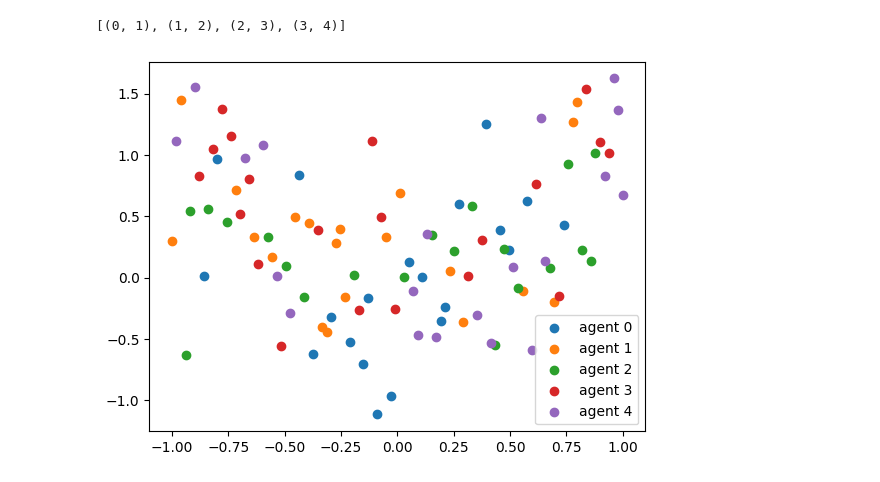
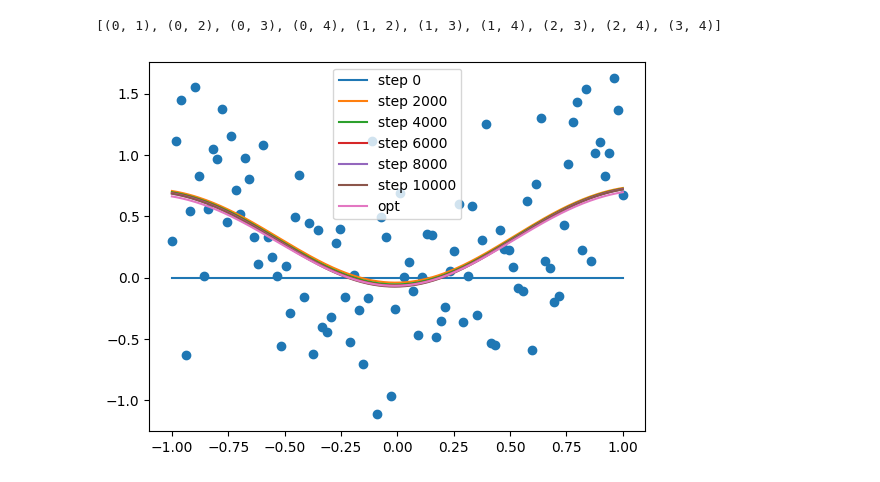
Before and after one commit to yy214/cooperative-optimization, a Jupyter notebook: tests ADMM.ipynb, the cells around one changed output. Cells and saved outputs as stored; diff of their text form; code cells hidden in the pictures.

```diff
--- a/tests ADMM.ipynb
+++ b/tests ADMM.ipynb
@@ -34,13 +33,15 @@ agents = np.array_split(sel_copy, 5)
 import networkx as nx
 
 step_size = 0.002
-step_count = 1000
+step_count = 10000
 
-G = nx.path_graph(a)
+G = nx.complete_graph(a)
 print(G.edges())
 # %% [output]
-[(0, 1), (1, 2), (2, 3), (3, 4)]
+[(0, 1), (0, 2), (0, 3), (0, 4), (1, 2), (1, 3), (1, 4), (2, 3), (2, 4), (3, 4)]
 # %%
+beta = 1
+
 x_i = np.zeros((step_count+1, a, m))
 y_ij = np.zeros((step_count+1, a, a, m))
 lambda_ij = np.zeros((step_count+1, a, a, m))
@@ -49,8 +50,8 @@ Kim = [Knm[ids_agent,:] for ids_agent in agents]
 
 for step in range(step_count):
     for agentId in range(a):
-        A = sigma**2*Kmm + Kim[agentId].T@Kim[agentId] + nu*np.eye(m)
-        b = Kim[agentId].T@dataY
+        A = sigma**2/5*Kmm + Kim[agentId].T@Kim[agentId] + (nu/5 + beta)*np.eye(m)
+        b = Kim[agentId].T @ dataY[agents[agentId]]
         for (_, j) in G.edges(agentId):
             b += beta*y_ij[step, agentId, j, :] - lambda_ij[step, agentId, j, :]
         x_i[step+1, agentId, :] = np.linalg.solve(A, b)
@@ -60,20 +61,23 @@ for step in range(step_count):
         lambda_ij[step+1, i, j, :] = lambda_ij[step, i, j, :] + beta*(x_i[step+1, i, :] - y_ij[step+1, i, j, :])
         lambda_ij[step+1, j, i, :] = lambda_ij[step, j, i, :] + beta*(x_i[step+1, j, :] - y_ij[step+1, j, i, :])
 # %%
-from kernel import calc_f
+from kernel import calc_f, calc_alpha_opt
 
-# plt.scatter(x[sel], y[sel])
-for i in range(a):
-    plt.scatter(dataX[agents[i]], dataY[agents[i]], label="agent %d"%(i))
+plt.scatter(dataX[sel], dataY[sel])
+# for i in range(a):
+    # plt.scatter(dataX[agents[i]], dataY[agents[i]], label="agent %d"%(i))
 
 
 nt = 250
 x_linspace = np.linspace(-1, 1, nt)
 for s in range(0, step_count+1, step_count // 5):
-    pred = [calc_f(v, x_i[s, 0, :]) for v in x_linspace]
+    pred = [calc_f(dataX, ind, v, x_i[s, 0, :]) for v in x_linspace]
     plt.plot(x_linspace, pred, label="step %d" % s)
+
+opt = [calc_f(dataX, ind, v, calc_alpha_opt(Kmm, Knm, dataY[:n])) for v in x_linspace]
+plt.plot(x_linspace, opt, label="opt")
 
 plt.legend()
 plt.show()
 # %% [output]
-[figure, old version]
+[figure, new version]
```
Also changed, not shown: parts of 3 cells of this notebook, 2 other files.
